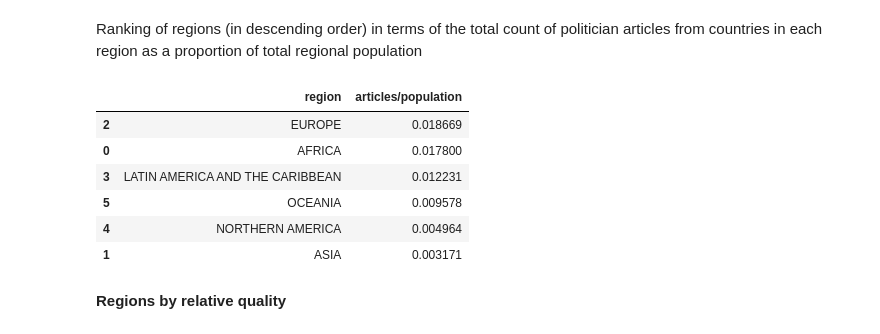
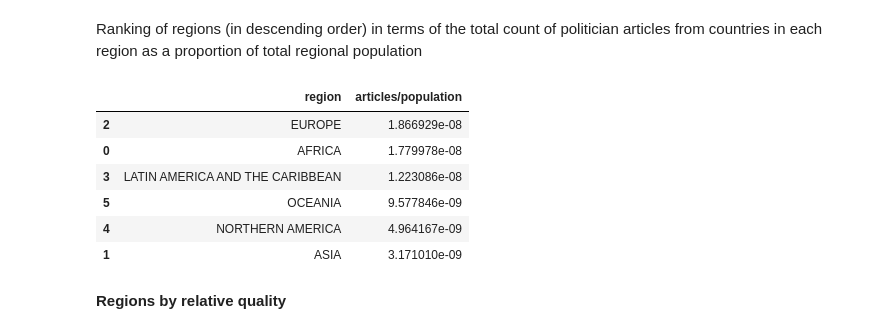
Before and after one commit to chrisk280/A3-hcds-hcc-bias, a Jupyter notebook: src/A3_Wikipedia_ORES_Bias.ipynb, the cells around one changed output. Cells and saved outputs as stored; diff of their text form; code cells hidden in the pictures.

```diff
--- a/src/A3_Wikipedia_ORES_Bias.ipynb
+++ b/src/A3_Wikipedia_ORES_Bias.ipynb
@@ -422,19 +422,19 @@ Ranking of regions (in descending order) in terms of the total count of politici
 # %%
 articles_per_region = dict(Counter(pp_df["region"]))
 table_3 = pp_df[["population", "region"]].groupby(by="region", as_index=False).sum()
-table_3["articles/population"] = table_3.apply(lambda x: articles_per_region[x["region"]]/x["population"] , axis=1)
+table_3["articles/population"] = table_3.apply(lambda x: articles_per_region[x["region"]]/(x["population"]*1000000), axis=1)
 table_3 = table_3.drop(columns=["population"]).sort_values(by="articles/population", ascending=False)
 
 table_3.to_csv("../results/region_coverage.csv",index=False)
 table_3
 # %% [output]
 |  | region | articles/population |
-| 2 | EUROPE | 0.018669 |
-| 0 | AFRICA | 0.017800 |
-| 3 | LATIN AMERICA AND THE CARIBBEAN | 0.012231 |
-| 5 | OCEANIA | 0.009578 |
-| 4 | NORTHERN AMERICA | 0.004964 |
-| 1 | ASIA | 0.003171 |
+| 2 | EUROPE | 1.866929e-08 |
+| 0 | AFRICA | 1.779978e-08 |
+| 3 | LATIN AMERICA AND THE CARIBBEAN | 1.223086e-08 |
+| 5 | OCEANIA | 9.577846e-09 |
+| 4 | NORTHERN AMERICA | 4.964167e-09 |
+| 1 | ASIA | 3.171010e-09 |
 # %% [markdown]
 **Regions by relative quality**
 # %%
```
